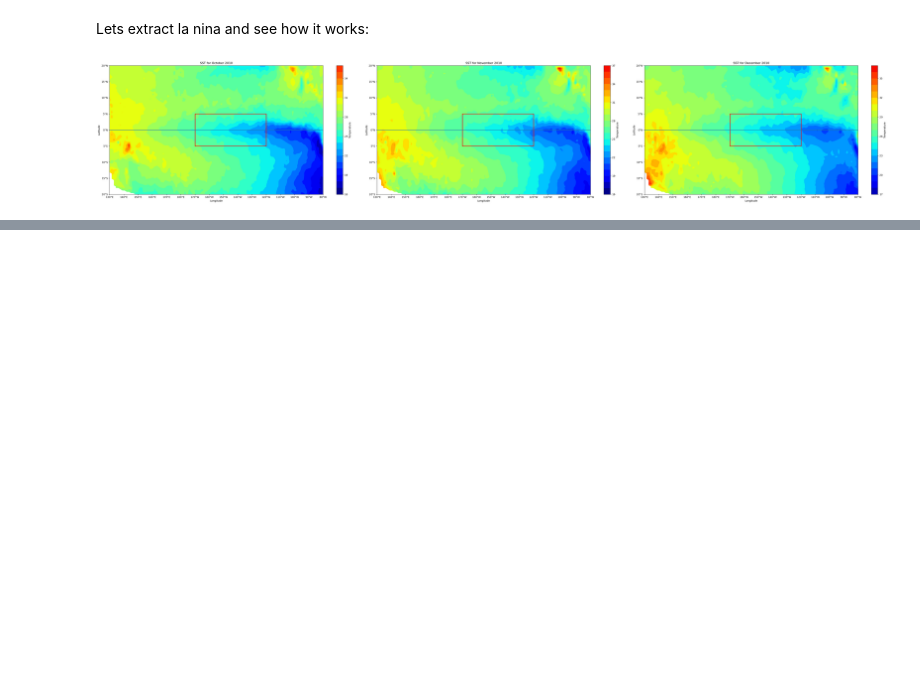
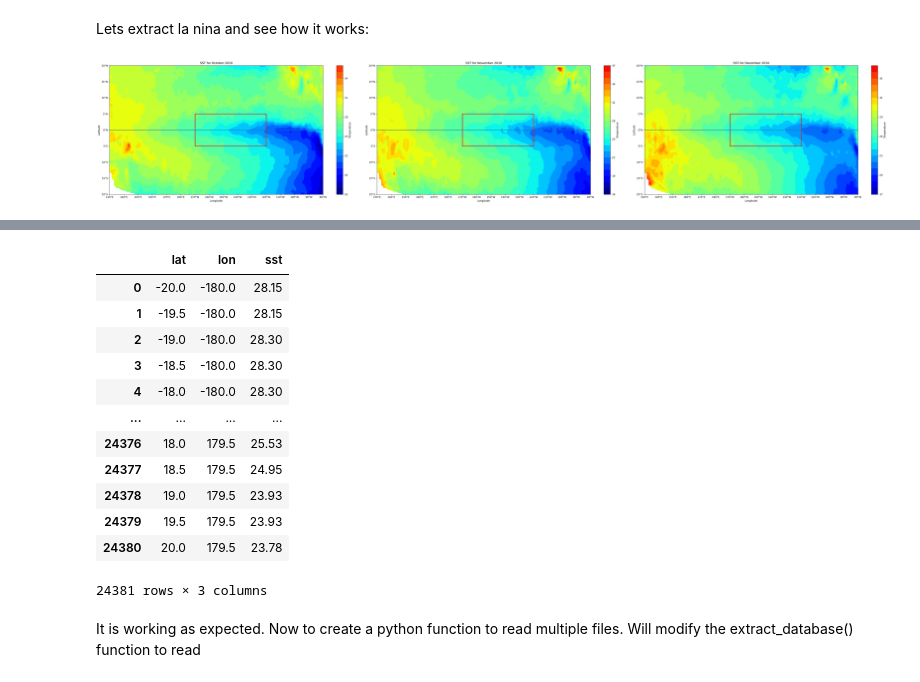
Before and after one commit to StanDobrev11/DataScience, a Jupyter notebook: Project/draft.ipynb, the cells around one changed output, grey strips where cells are left out. Drawn from its saved outputs; the diff is of its cells as text; code cells hidden in the pictures; blank space fills up the shorter version.

```diff
--- a/Project/draft.ipynb
+++ b/Project/draft.ipynb
@@ -379,0 +431,18 @@ plot_equatorial_pacific(lanina)
+# %%
+df
+# %% [output]
+|  | lat | lon | sst |
+| 0 | -20.0 | -180.0 | 28.15 |
+| 1 | -19.5 | -180.0 | 28.15 |
+| 2 | -19.0 | -180.0 | 28.30 |
+| 3 | -18.5 | -180.0 | 28.30 |
+| 4 | -18.0 | -180.0 | 28.30 |
+| ... | ... | ... | ... |
+| 24376 | 18.0 | 179.5 | 25.53 |
+| 24377 | 18.5 | 179.5 | 24.95 |
+| 24378 | 19.0 | 179.5 | 23.93 |
+| 24379 | 19.5 | 179.5 | 23.93 |
+| 24380 | 20.0 | 179.5 | 23.78 |
+24381 rows × 3 columns
+# %% [markdown]
+It is working as expected. Now to create a python function to read multiple files. Will modify the extract_database() function to read
```
Also changed, not shown: parts of 11 cells of this notebook, 3 other files.
